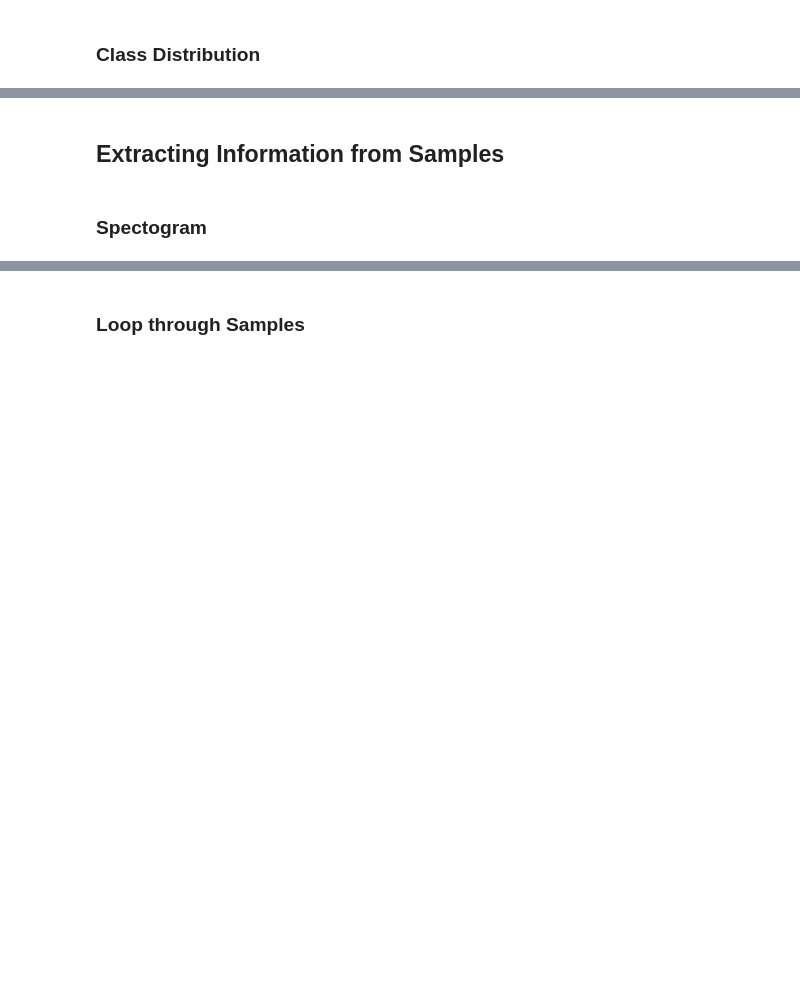
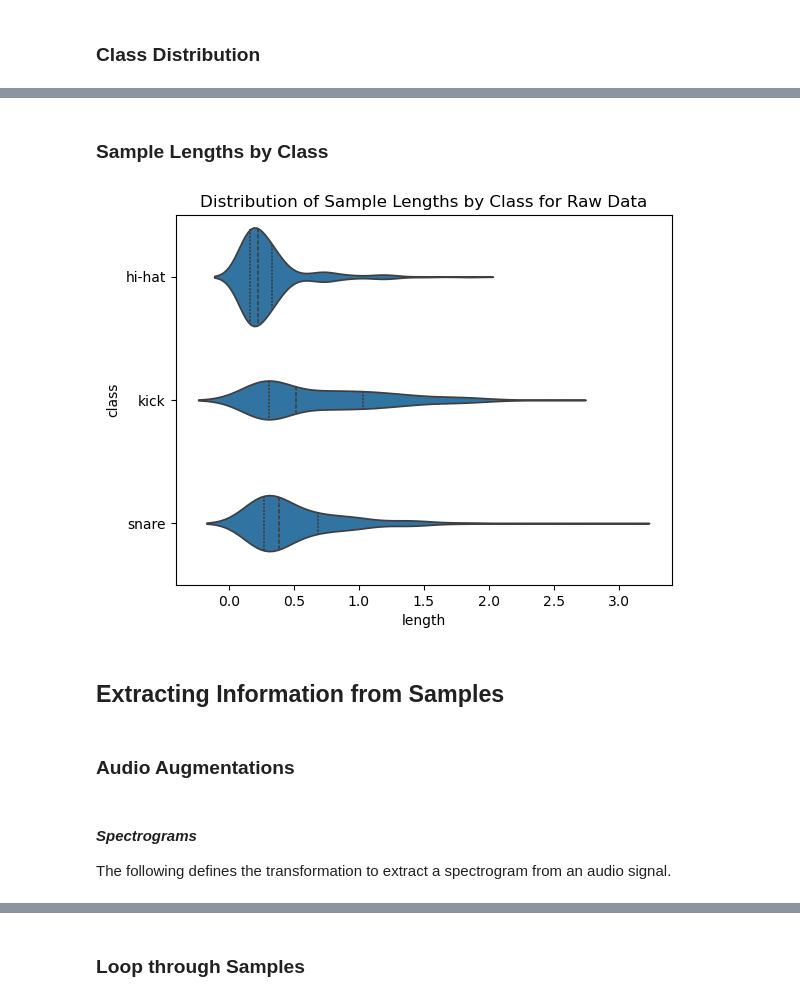
Before and after one commit to xFiveRivers/drum-classifier, a Jupyter notebook: 00_eda.ipynb, the cells around one changed output, grey strips where cells are left out. Drawn from its saved outputs; the diff is of its cells as text; code cells hidden in the pictures; blank space fills up the shorter version.

```diff
--- a/00_eda.ipynb
+++ b/00_eda.ipynb
@@ -60,5 +40,15 @@ Text(0.5, 1.0, 'Distribution of Sample Lengths by Class')
+# %% [markdown]
+### Sample Lengths by Class
+# %%
+eda.plot_sample_len_dist(raw_df, 'raw')
+# %% [output]
+[figure, added]
 # %% [markdown]
 ## **Extracting Information from Samples**
-# %% [markdown]
-### Spectogram
+# %% [markdown]
+### Audio Augmentations
+# %% [markdown]
+#### _Spectrograms_
+
+The following defines the transformation to extract a spectrogram from an audio signal.
 # %%
```
Also changed, not shown: parts of 33 cells of this notebook, 1 other file.
